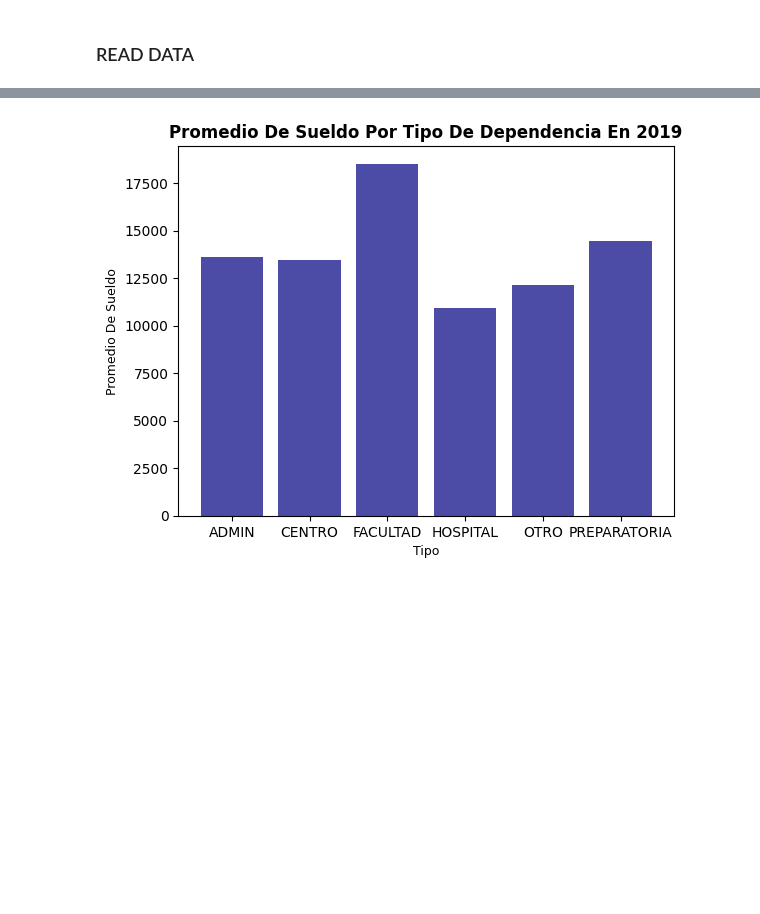
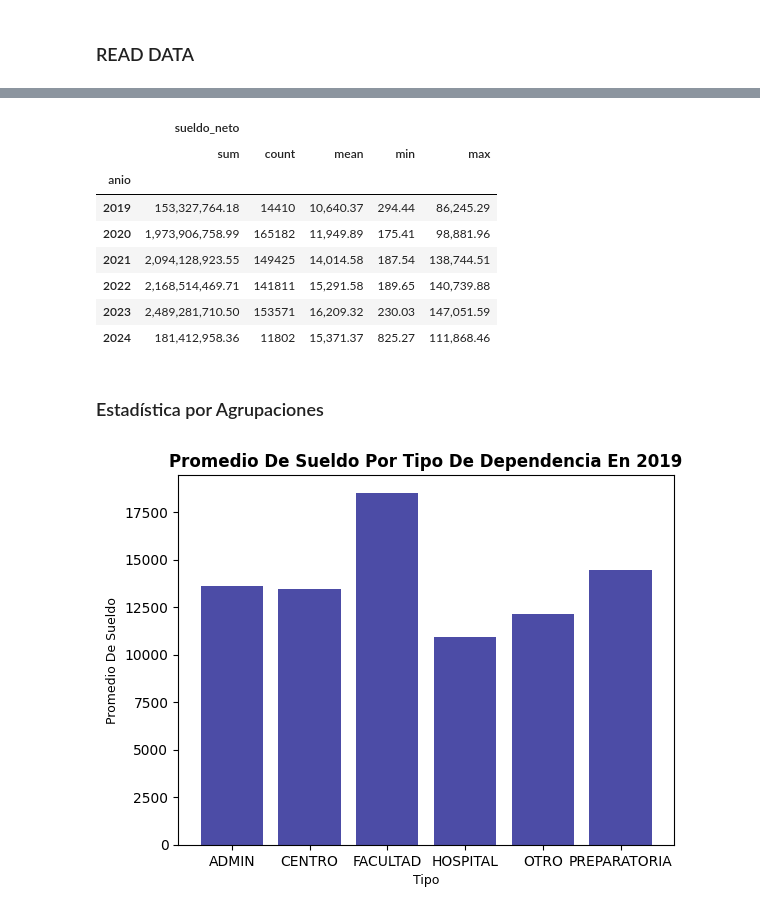
Before and after one commit to JCLUCIOO/AA_Judith-Lucio, a Jupyter notebook: Prácticas/Práctica 1/practice.ipynb, the cells around one changed output, grey strips where cells are left out. Saved outputs shown, nothing was run; the diff lists cells and outputs as text; code cells hidden in the pictures; blank space fills up the shorter version.

```diff
--- a/Prácticas/Práctica 1/practice.ipynb
+++ b/Prácticas/Práctica 1/practice.ipynb
@@ -19,8 +19,11 @@ def clean_column_names(df):
     return df
+# %%
+pd.options.display.float_format = '{:,.2f}'.format
 # %% [markdown]
 ### READ DATA
 # %%
 uanl = pd.read_csv("typed_uanl.csv")
 clean_column_names(uanl)
 uanl["anio"] = uanl["fecha"].str[:4]
-#uanl.head(15)
+uanl["fecha"] = pd.to_datetime(uanl["fecha"], format="%Y-%m-%d")
+#uanl.head(5)
@@ -126,0 +71,14 @@ uanl.groupby('nombre')['fecha'].agg(MasAntigua='min', MasReciente='max').reset_i
+# %%
+uanl.groupby("anio").agg({'sueldo_neto': ['sum', 'count', 'mean', 'min', 'max']})
+# %% [output]
+|  | sueldo_neto |  |  |  |  |
+|  | sum | count | mean | min | max |
+| anio |  |  |  |  |  |
+| 2019 | 153,327,764.18 | 14410 | 10,640.37 | 294.44 | 86,245.29 |
+| 2020 | 1,973,906,758.99 | 165182 | 11,949.89 | 175.41 | 98,881.96 |
+| 2021 | 2,094,128,923.55 | 149425 | 14,014.58 | 187.54 | 138,744.51 |
+| 2022 | 2,168,514,469.71 | 141811 | 15,291.58 | 189.65 | 140,739.88 |
+| 2023 | 2,489,281,710.50 | 153571 | 16,209.32 | 230.03 | 147,051.59 |
+| 2024 | 181,412,958.36 | 11802 | 15,371.37 | 825.27 | 111,868.46 |
+# %% [markdown]
+### Estadística por Agrupaciones
```
Also changed, not shown: parts of 21 cells of this notebook.
